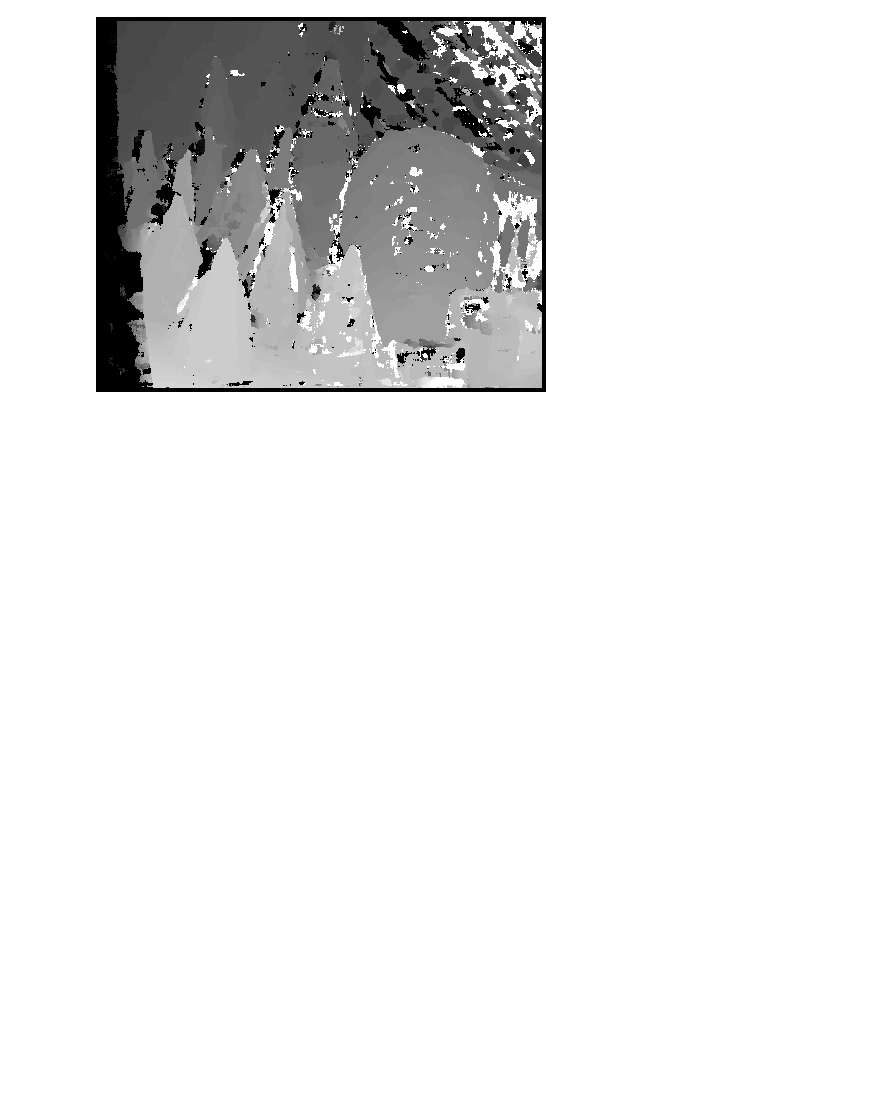
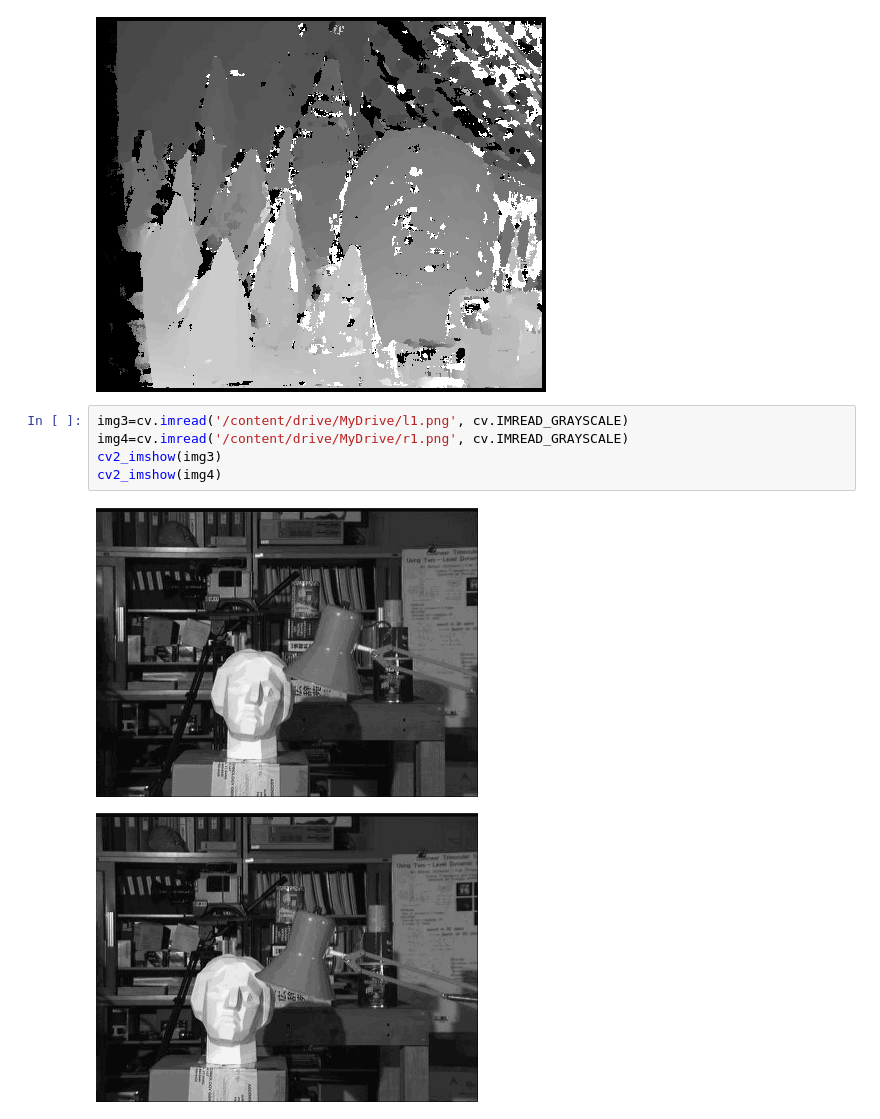
Before and after one commit to shehabKhamis/stereoVision, a Jupyter notebook: blockMatching.ipynb, the cells around one changed output. Saved outputs shown, nothing was run; the diff lists cells and outputs as text; blank space fills up the shorter version.

```diff
--- a/blockMatching.ipynb
+++ b/blockMatching.ipynb
@@ -96,3 +96,11 @@ cv2_imshow(outputSSD9)
 cv2_imshow(outputSSD9*4)
 # %% [output]
 [figure]
+# %%
+img3=cv.imread('/content/drive/MyDrive/l1.png', cv.IMREAD_GRAYSCALE)
+img4=cv.imread('/content/drive/MyDrive/r1.png', cv.IMREAD_GRAYSCALE)
+cv2_imshow(img3)
+cv2_imshow(img4)
+# %% [output]
+[figure, added]
+[figure, added]
```
Also changed, not shown: parts of 18 cells of this notebook.
